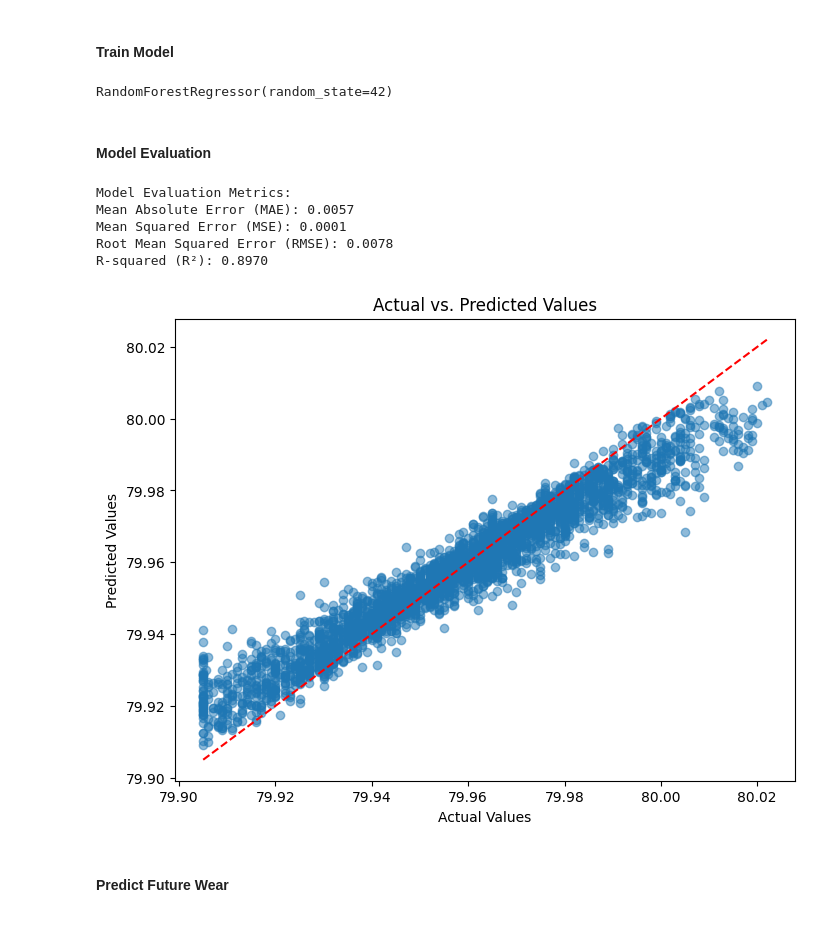
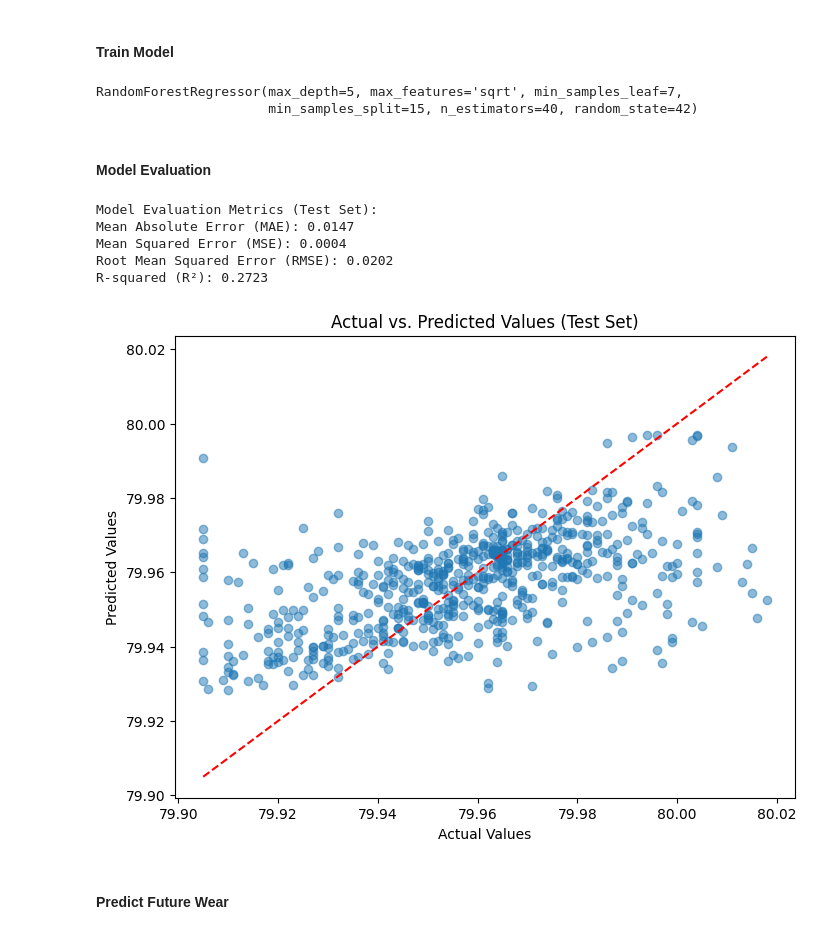
Before and after one commit to RileyORorke/MSBA-Capstone-Riley-ORorke, a Jupyter notebook: rfr_model_code_development_ororke_20250215_v1.ipynb, the cells around one changed output. Drawn from its saved outputs; the diff is of its cells as text; code cells hidden in the pictures.

```diff
--- a/rfr_model_code_development_ororke_20250215_v1.ipynb
+++ b/rfr_model_code_development_ororke_20250215_v1.ipynb
@@ -56,9 +57,9 @@ df["Cycle_Count"] = range(1, len(df) + 1)
 # %% [markdown]
 #### Train Model
 # %%
-# Define feature columns
+# Define feature columns (Removing low-importance features: DataValue_Lag1, DataValue_Lag2)
 feature_columns = [
-    "Cycle_Count", "C.[DataValue]", "DataValue_Lag1", "DataValue_Lag2", "DataValue_Lag3", "DataValue_Lag5",
+    "Cycle_Count", "C.[DataValue]", "DataValue_Lag3", "DataValue_Lag5",
     "Rolling_Mean_3", "Rolling_Std_3", "Rolling_Mean_5", "Rolling_Std_5"
 ]
 
@@ -66,47 +67,60 @@ feature_columns = [
 df["Target_NextCycle"] = df["C.[DataValue]"].shift(-1)
 df = df.dropna().reset_index(drop=True)
 
-# Train a Random Forest Regressor
+# Split data into training and testing sets (80% train, 20% test)
 X = df[feature_columns]
 y = df["Target_NextCycle"]
-model = RandomForestRegressor(n_estimators=100, random_state=42)
-model.fit(X, y)
+X_train, X_test, y_train, y_test = train_test_split(X, y, test_size=0.2, random_state=42)
+
+# Train a Random Forest Regressor with reduced complexity
+model = RandomForestRegressor(
+    n_estimators=40,        # Reduce trees further to limit memorization
+    max_depth=5,            # Shallower trees to reduce overfitting
+    min_samples_split=15,    # Require at least 15 samples to split an internal node
+    min_samples_leaf=7,       # Require at least 7 samples at each leaf node
+    max_features="sqrt",     # Consider a subset of features per split
+    bootstrap=True,          # Helps prevent model from memorizing training data
+    random_state=42
+)
+
+model.fit(X_train, y_train)
 # %% [output]
-RandomForestRegressor(random_state=42)
+RandomForestRegressor(max_depth=5, max_features='sqrt', min_samples_leaf=7,
+                      min_samples_split=15, n_estimators=40, random_state=42)
 # %% [markdown]
 #### Model Evaluation
 # %%
-# Make predictions
-y_pred = model.predict(X)
+# Make predictions on the test set
+y_pred = model.predict(X_test)
 
 # Calculate evaluation metrics
-mae = mean_absolute_error(y, y_pred)
-mse = mean_squared_error(y, y_pred)
+mae = mean_absolute_error(y_test, y_pred)
+mse = mean_squared_error(y_test, y_pred)
 rmse = np.sqrt(mse)
-r2 = r2_score(y, y_pred)
+r2 = r2_score(y_test, y_pred)
 
 # Print the results
-print(f"Model Evaluation Metrics:")
+print(f"Model Evaluation Metrics (Test Set):")
 print(f"Mean Absolute Error (MAE): {mae:.4f}")
 print(f"Mean Squared Error (MSE): {mse:.4f}")
 print(f"Root Mean Squared Error (RMSE): {rmse:.4f}")
 print(f"R-squared (R²): {r2:.4f}")
 
-# Plot actual vs. predicted values
+# Plot actual vs. predicted values for the test set
 plt.figure(figsize=(8, 6))
-plt.scatter(y, y_pred, alpha=0.5)
-plt.plot([y.min(), y.max()], [y.min(), y.max()], '--', color='red')  # 45-degree line
+plt.scatter(y_test, y_pred, alpha=0.5)
+plt.plot([y_test.min(), y_test.max()], [y_test.min(), y_test.max()], '--', color='red')  # 45-degree line
 plt.xlabel("Actual Values")
 plt.ylabel("Predicted Values")
-plt.title("Actual vs. Predicted Values")
+plt.title("Actual vs. Predicted Values (Test Set)")
 plt.show()
 # %% [output]
-Model Evaluation Metrics:
-Mean Absolute Error (MAE): 0.0057
-Mean Squared Error (MSE): 0.0001
-Root Mean Squared Error (RMSE): 0.0078
-R-squared (R²): 0.8970
+Model Evaluation Metrics (Test Set):
+Mean Absolute Error (MAE): 0.0147
+Mean Squared Error (MSE): 0.0004
+Root Mean Squared Error (RMSE): 0.0202
+R-squared (R²): 0.2723
-[figure, old version]
+[figure, new version]
 # %% [markdown]
 #### Predict Future Wear
 # %%
```
Also changed, not shown: parts of 1 cell of this notebook, 3 other files.
